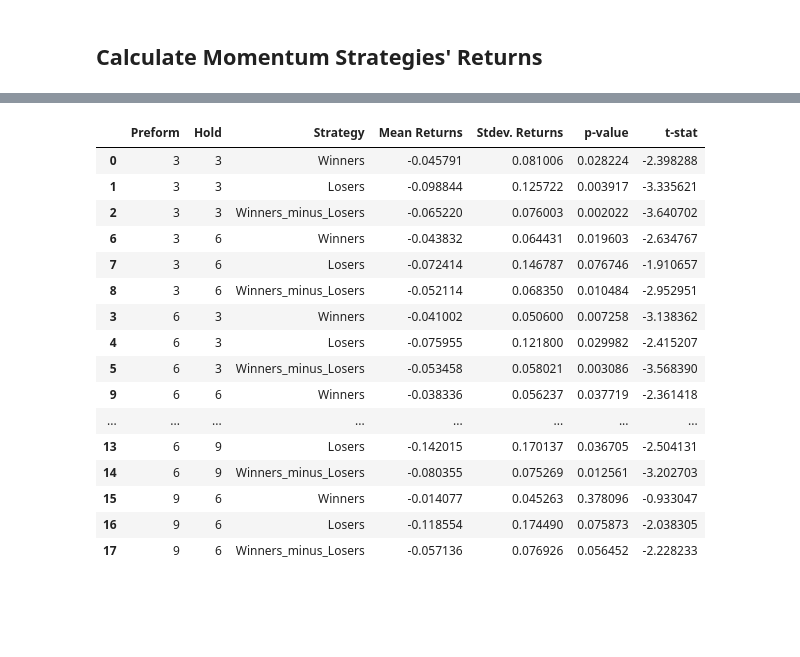
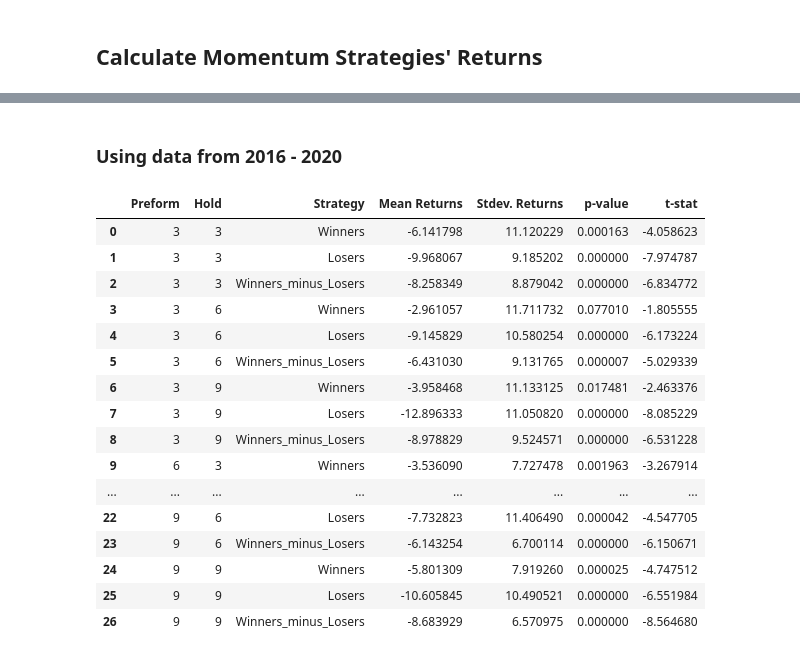
Before and after one commit to plklinh/data501, a Jupyter notebook: Momentum_Trade_Sim.ipynb, the cells around one changed output, grey strips where cells are left out. Drawn from its saved outputs; the diff is of its cells as text; code cells hidden in the pictures; blank space fills up the shorter version.

```diff
--- a/Momentum_Trade_Sim.ipynb
+++ b/Momentum_Trade_Sim.ipynb
@@ -16,17 +30,12 @@ hose_trades, hnx_trades = all_data.get_all_records()
 hose_trades = hose_trades[~hose_trades['Symbol'].isin(hose_listings[hose_listings["Status"] == "Delisted"]["Symbol"])]
 hnx_trades = hnx_trades[~hnx_trades['Symbol'].isin(hnx_listings[hnx_listings["Status"] == "Delisted"]["Symbol"])]
 # %%
-# Filtering our records from the last 5 years
-hose_trades_15_20 = hose_trades[hose_trades["Date"] > "2014-12-31"].copy(deep = True)
-hnx_trades_15_20 = hnx_trades[hnx_trades["Date"] > "2014-12-31"].copy(deep = True)
-
-# Create year, month, day variables
-def create_time_vars(data):
-    data.loc[:,"Year"] = data.Date.dt.year
-    data.loc[:,"Month"] = data.Date.dt.month
-    data.loc[:,"Day"] = data.Date.dt.day
-
-create_time_vars(hose_trades_15_20)
-create_time_vars(hnx_trades_15_20)
+# Filtering our records from the last 5 years, create time dummies and remove low priced stocks
+hose_trades_16_20 = hose_trades[hose_trades["Date"] > "2015-12-31"].copy(deep = True)
+hnx_trades_16_20 = hnx_trades[hnx_trades["Date"] > "2015-12-31"].copy(deep = True)
+create_time_vars(hose_trades_16_20)
+create_time_vars(hnx_trades_16_20)
+hose_trades_16_20 = filter_low_price_and_volume(hose_trades_16_20)
+hnx_trades_16_20 = filter_low_price_and_volume(hnx_trades_16_20)
 # %%
 # Inspect the adjusted closing prices and matched volumes for HOSE
@@ -181,11 +193,0 @@ hose_test_res_15_20  =  calculate_t_test(hose_trades_15_20)
-# %%
-# Functions to display results
-def highlight_signif(s):
-    '''
-    highlight significant p-values
-    '''
-    is_signficant = s <= 0.05
-    return ['background-color: yellow' if v else '' for v in is_signficant]
-
-def display_test_res(test_res):
-    return test_res.sort_values(["Preform","Hold"]).style.apply(highlight_signif, subset=['p-value'])
@@ -192,21 +228,26 @@ def display_test_res(test_res):
+# %% [markdown]
+### Using data from 2016 - 2020
+# %%
+hnx_strat_rets_16_20, hnx_test_res_16_20  =  calculate_t_test(hnx_trades_16_20)
+hpse_strat_rets_16_20, hose_test_res_16_20  =  calculate_t_test(hose_trades_16_20)
 # %%
-display_test_res(hnx_test_res_15_20)
+display_test_res(hnx_test_res_16_20)
 # %% [output]
 |  | Preform | Hold | Strategy | Mean Returns | Stdev. Returns | p-value | t-stat |
-| 0 | 3 | 3 | Winners | -0.045791 | 0.081006 | 0.028224 | -2.398288 |
-| 1 | 3 | 3 | Losers | -0.098844 | 0.125722 | 0.003917 | -3.335621 |
-| 2 | 3 | 3 | Winners_minus_Losers | -0.065220 | 0.076003 | 0.002022 | -3.640702 |
-| 6 | 3 | 6 | Winners | -0.043832 | 0.064431 | 0.019603 | -2.634767 |
-| 7 | 3 | 6 | Losers | -0.072414 | 0.146787 | 0.076746 | -1.910657 |
-| 8 | 3 | 6 | Winners_minus_Losers | -0.052114 | 0.068350 | 0.010484 | -2.952951 |
-| 3 | 6 | 3 | Winners | -0.041002 | 0.050600 | 0.007258 | -3.138362 |
-| 4 | 6 | 3 | Losers | -0.075955 | 0.121800 | 0.029982 | -2.415207 |
-| 5 | 6 | 3 | Winners_minus_Losers | -0.053458 | 0.058021 | 0.003086 | -3.568390 |
-| 9 | 6 | 6 | Winners | -0.038336 | 0.056237 | 0.037719 | -2.361418 |
+| 0 | 3 | 3 | Winners | -6.141798 | 11.120229 | 0.000163 | -4.058623 |
+| 1 | 3 | 3 | Losers | -9.968067 | 9.185202 | 0.000000 | -7.974787 |
+| 2 | 3 | 3 | Winners_minus_Losers | -8.258349 | 8.879042 | 0.000000 | -6.834772 |
+| 3 | 3 | 6 | Winners | -2.961057 | 11.711732 | 0.077010 | -1.805555 |
+| 4 | 3 | 6 | Losers | -9.145829 | 10.580254 | 0.000000 | -6.173224 |
+| 5 | 3 | 6 | Winners_minus_Losers | -6.431030 | 9.131765 | 0.000007 | -5.029339 |
+| 6 | 3 | 9 | Winners | -3.958468 | 11.133125 | 0.017481 | -2.463376 |
+| 7 | 3 | 9 | Losers | -12.896333 | 11.050820 | 0.000000 | -8.085229 |
+| 8 | 3 | 9 | Winners_minus_Losers | -8.978829 | 9.524571 | 0.000000 | -6.531228 |
+| 9 | 6 | 3 | Winners | -3.536090 | 7.727478 | 0.001963 | -3.267914 |
 | ... | ... | ... | ... | ... | ... | ... | ... |
-| 13 | 6 | 9 | Losers | -0.142015 | 0.170137 | 0.036705 | -2.504131 |
-| 14 | 6 | 9 | Winners_minus_Losers | -0.080355 | 0.075269 | 0.012561 | -3.202703 |
-| 15 | 9 | 6 | Winners | -0.014077 | 0.045263 | 0.378096 | -0.933047 |
-| 16 | 9 | 6 | Losers | -0.118554 | 0.174490 | 0.075873 | -2.038305 |
-| 17 | 9 | 6 | Winners_minus_Losers | -0.057136 | 0.076926 | 0.056452 | -2.228233 |
+| 22 | 9 | 6 | Losers | -7.732823 | 11.406490 | 0.000042 | -4.547705 |
+| 23 | 9 | 6 | Winners_minus_Losers | -6.143254 | 6.700114 | 0.000000 | -6.150671 |
+| 24 | 9 | 9 | Winners | -5.801309 | 7.919260 | 0.000025 | -4.747512 |
+| 25 | 9 | 9 | Losers | -10.605845 | 10.490521 | 0.000000 | -6.551984 |
+| 26 | 9 | 9 | Winners_minus_Losers | -8.683929 | 6.570975 | 0.000000 | -8.564680 |
 # %%
```
Also changed, not shown: parts of 16 cells of this notebook, 1 other file.
